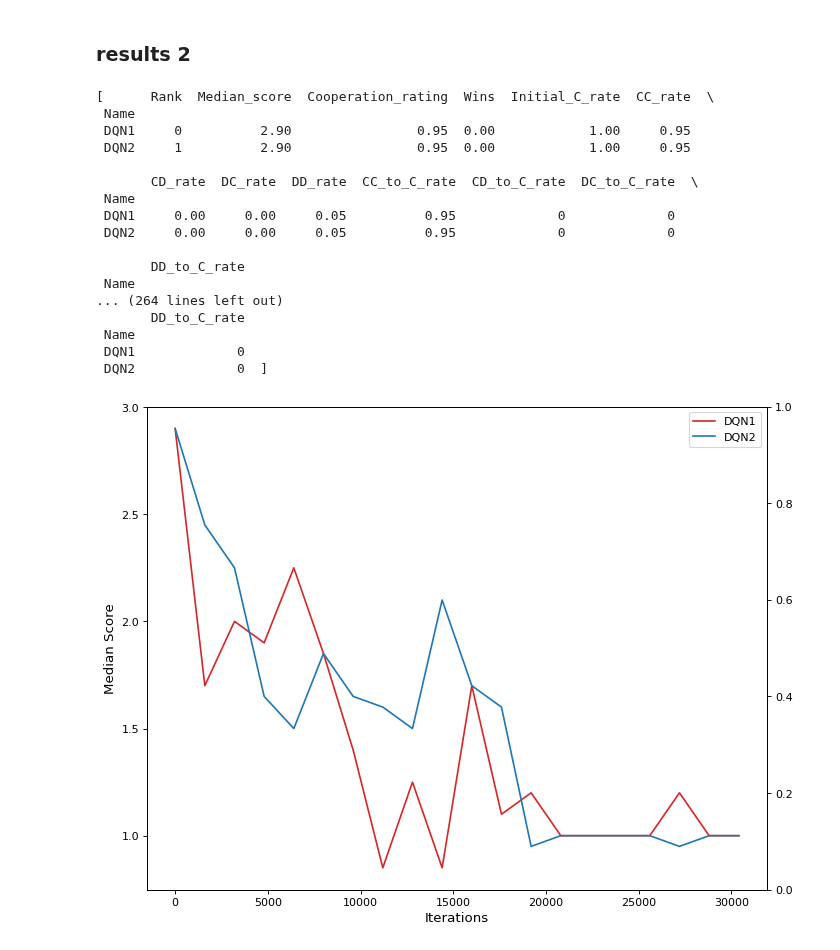
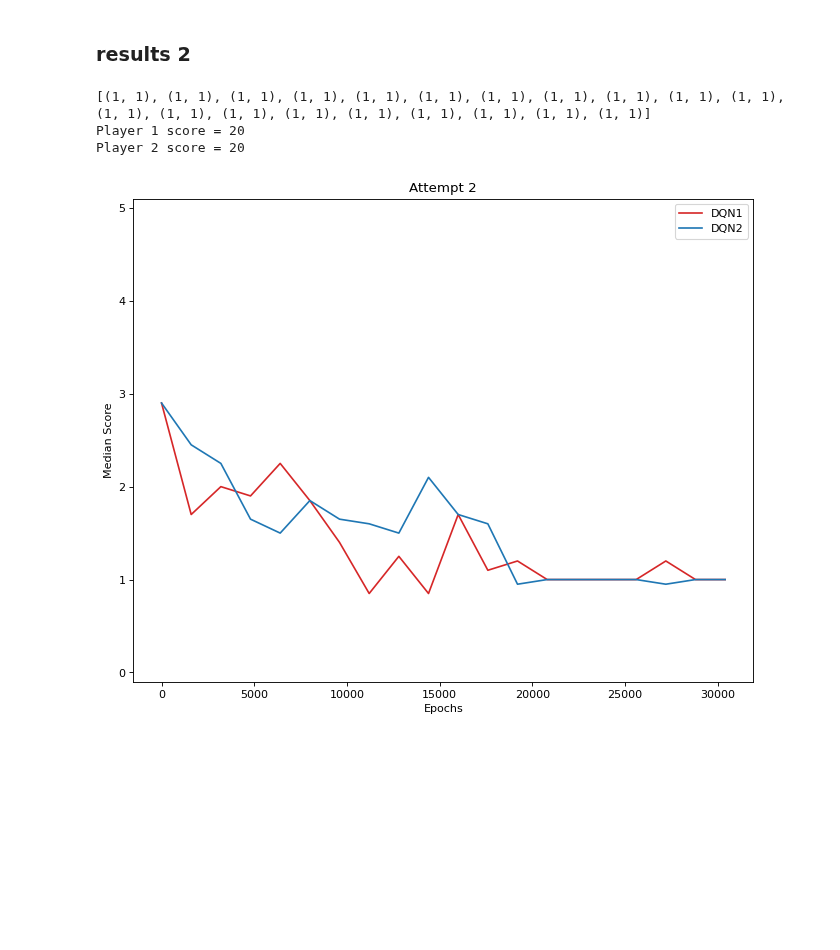
Before and after one commit to hongh-zhang/The-Evolution-of-Defection, a Jupyter notebook: Stage_3.ipynb, the cells around one changed output. Saved outputs shown, nothing was run; the diff lists cells and outputs as text; code cells hidden in the pictures; blank space fills up the shorter version.

```diff
--- a/Stage_3.ipynb
+++ b/Stage_3.ipynb
@@ -195,18 +183,0 @@ importing the trained model from stage 2
-# %%
-with open("data/s2/p1_94.pkl", "rb") as file:
-    p1 = dill.load(file)
-
-with open("data/s2/p1_98.pkl", "rb") as file:
-    p2 = dill.load(file)
-
-
-p1.network.replay = network.ReplayMemory(4000)
-p2.network.replay = network.ReplayMemory(4000)
-p1.network.loss_ls = []
-p2.network.loss_ls = []
-p1.name = 'DQN1'
-p2.name = 'DQN2'
-
-param1 = {"lr": 1e-4, 'batch': 128, "mode": "train", "eps": 1e-16, "epoch": 0, 't': 1, 'clip': 1.0,
-      'optimizer': ('Adam', 0.9, 0.999), 'regularizer': ('l2', 1e-3), "loss_fn":"mse"}
-param2 = deepcopy(param1)
@@ -450,42 +184,38 @@ DQN2          1.20                0.00
 # %% [markdown]
 ### results 2
-# %%
-with open("data/s3/tn_results_2.pkl", "rb") as file:
-    ls = dill.load(file)
-# %%
-ls
-# %% [output]
-[      Rank  Median_score  Cooperation_rating  Wins  Initial_C_rate  CC_rate  \
- Name
- DQN1     0          2.90                0.95  0.00            1.00     0.95
- DQN2     1          2.90                0.95  0.00            1.00     0.95
-
-       CD_rate  DC_rate  DD_rate  CC_to_C_rate  CD_to_C_rate  DC_to_C_rate  \
- Name
- DQN1     0.00     0.00     0.05          0.95             0             0
- DQN2     0.00     0.00     0.05          0.95             0             0
-
-       DD_to_C_rate
- Name
-... (264 lines left out)
-       DD_to_C_rate
- Name
- DQN1             0
- DQN2             0  ]
+# %%
+with open("data/s3/backup/p1_2_38.pkl", "rb") as file:
+    p1 = dill.load(file)
+
+with open("data/s3/backup/p2_2_38.pkl", "rb") as file:
+    p2 = dill.load(file)
+
+with open("data/s3/backup/tn_results_2.pkl", "rb") as file:
+    ls = dill.load(file)
+
+p1.network.greedy = p2.network.greedy = 0.0
+play(p1, p2);
+# %% [output]
+[(1, 1), (1, 1), (1, 1), (1, 1), (1, 1), (1, 1), (1, 1), (1, 1), (1, 1), (1, 1), (1, 1), (1, 1), (1, 1), (1, 1), (1, 1), (1, 1), (1, 1), (1, 1), (1, 1), (1, 1)]
+Player 1 score = 20
+Player 2 score = 20
 # %%
-# extracting score from DQN & TFT
 scores1 = pd.DataFrame([l.loc['DQN1','Median_score'] for l in ls]).to_numpy().T[0]
 scores2 = pd.DataFrame([l.loc['DQN2','Median_score'] for l in ls]).to_numpy().T[0]
 x_axis = range(0, 100*8*40, 100*8*2)
 
 plt.figure(figsize=(10, 8), dpi=80)
 plt.plot(x_axis, scores1, c='tab:red', label='DQN1')
 plt.plot(x_axis, scores2, c='tab:blue', label='DQN2')
 plt.legend(loc='upper right')
-plt.set_xlabel('Epochs')
-plt.set_ylabel('Median Score')
+plt.xlabel('Epochs')
+plt.ylabel('Median Score')
 plt.title('Attempt 2')
+plt.ylim([-0.1,5.1])
 
 plt.show()
+
+# starts from near cooperation as expected, but
+# converged to mutual defection... again
 # %% [output]
-[figure, old version]
+[figure, new version]
```
Also changed, not shown: parts of 11 cells of this notebook, 14 other files.
